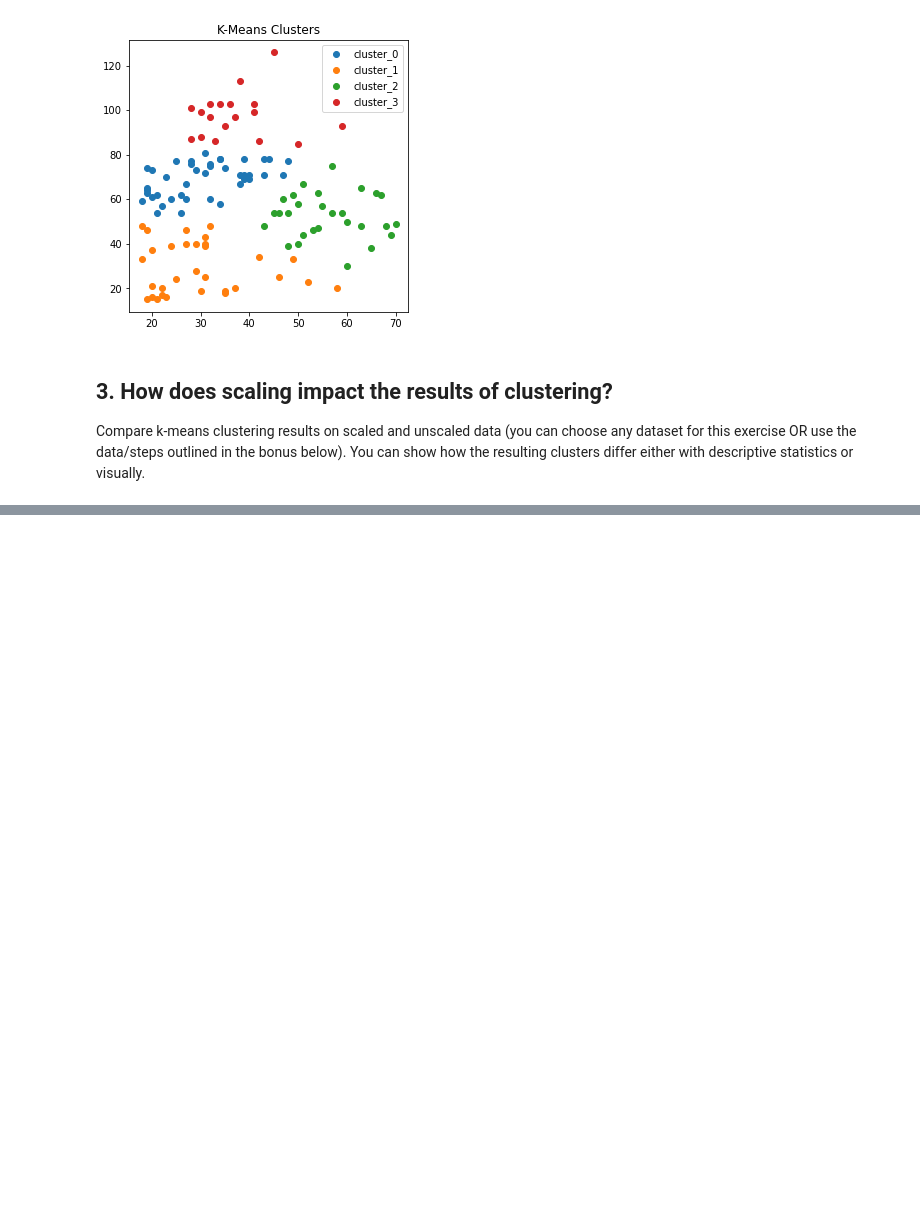
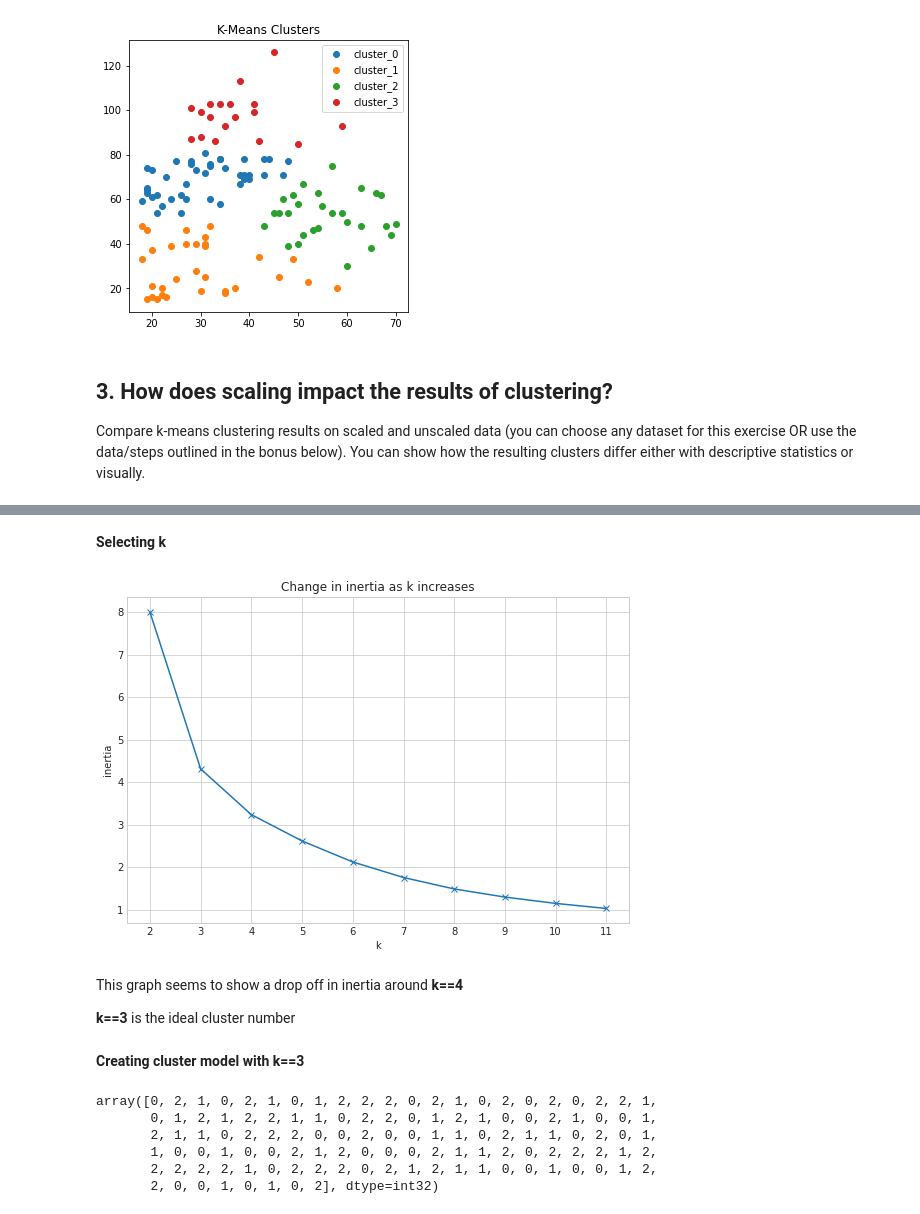
Before and after one commit to m3redithw/clustering-exercises, a Jupyter notebook: modeling.ipynb, the cells around one changed output, grey strips where cells are left out. Drawn from its saved outputs; the diff is of its cells as text; code cells hidden in the pictures; blank space fills up the shorter version.

Commit message:
completed modeling exercises

```diff
--- a/modeling.ipynb
+++ b/modeling.ipynb
@@ -344,0 +458,31 @@ Compare k-means clustering results on scaled and unscaled data (you can choose a
+# %% [markdown]
+**Selecting k**
+# %%
+with plt.style.context('seaborn-whitegrid'):
+    plt.figure(figsize=(9, 6))
+    pd.Series({k: KMeans(k).fit(X).inertia_ for k in range(2, 12)}).plot(marker='x')
+    plt.xticks(range(2, 12))
+    plt.xlabel('k')
+    plt.ylabel('inertia')
+    plt.title('Change in inertia as k increases')
+# %% [output]
+[figure, added]
+# %% [markdown]
+This graph seems to show a drop off in inertia around **k==4**
+
+**k==3** is the ideal cluster number
+# %% [markdown]
+**Creating cluster model with k==3**
+# %%
+kmeans = KMeans(n_clusters=3)
+kmeans.fit(X)
+
+clusters = kmeans.predict(X)
+clusters
+# %% [output]
+array([0, 2, 1, 0, 2, 1, 0, 1, 2, 2, 2, 0, 2, 1, 0, 2, 0, 2, 0, 2, 2, 1,
+       0, 1, 2, 1, 2, 2, 1, 1, 0, 2, 2, 0, 1, 2, 1, 0, 0, 2, 1, 0, 0, 1,
+       2, 1, 1, 0, 2, 2, 2, 0, 0, 2, 0, 0, 1, 1, 0, 2, 1, 1, 0, 2, 0, 1,
+       1, 0, 0, 1, 0, 0, 2, 1, 2, 0, 0, 0, 2, 1, 1, 2, 0, 2, 2, 2, 1, 2,
+       2, 2, 2, 2, 1, 0, 2, 2, 2, 0, 2, 1, 2, 1, 1, 0, 0, 1, 0, 0, 1, 2,
+       2, 0, 0, 1, 0, 1, 0, 2], dtype=int32)
```
Also changed, not shown: parts of 20 cells of this notebook.
